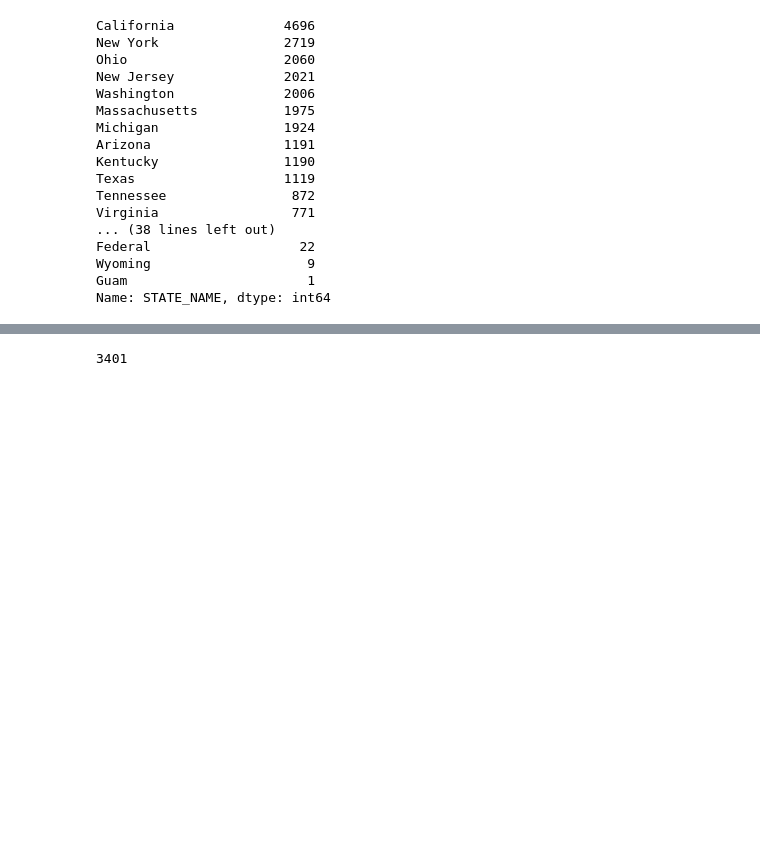
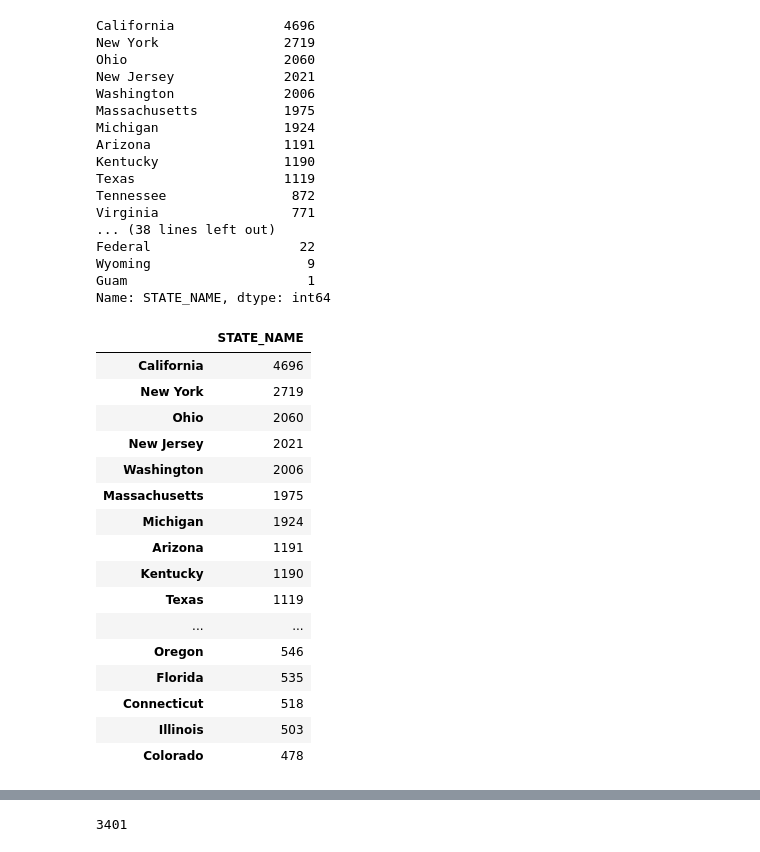
Before and after one commit to sjplaza/privateinvestigators, a Jupyter notebook: Anthony_Branch/Cities_Most_Least.ipynb, the cells around one changed output, grey strips where cells are left out. Cells and saved outputs as stored; diff of their text form; code cells hidden in the pictures; blank space fills up the shorter version.

```diff
--- a/Anthony_Branch/Cities_Most_Least.ipynb
+++ b/Anthony_Branch/Cities_Most_Least.ipynb
@@ -102,3 +102,24 @@ Federal                   22
 Wyoming                    9
 Guam                       1
 Name: STATE_NAME, dtype: int64
+# %%
+state_df = pd.DataFrame(state_count_df)
+state_df.head(20)
+# %% [output]
+|  | STATE_NAME |
+| California | 4696 |
+| New York | 2719 |
+| Ohio | 2060 |
+| New Jersey | 2021 |
+| Washington | 2006 |
+| Massachusetts | 1975 |
+| Michigan | 1924 |
+| Arizona | 1191 |
+| Kentucky | 1190 |
+| Texas | 1119 |
+| ... | ... |
+| Oregon | 546 |
+| Florida | 535 |
+| Connecticut | 518 |
+| Illinois | 503 |
+| Colorado | 478 |
```
Also changed, not shown: parts of 9 cells of this notebook.
